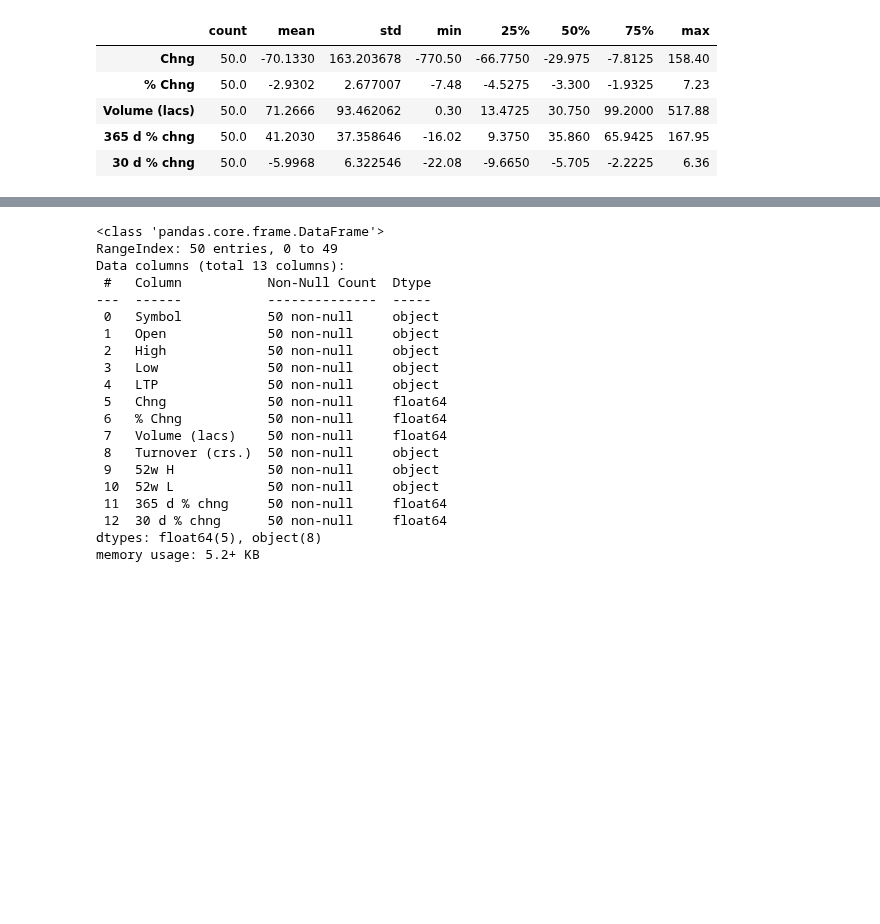
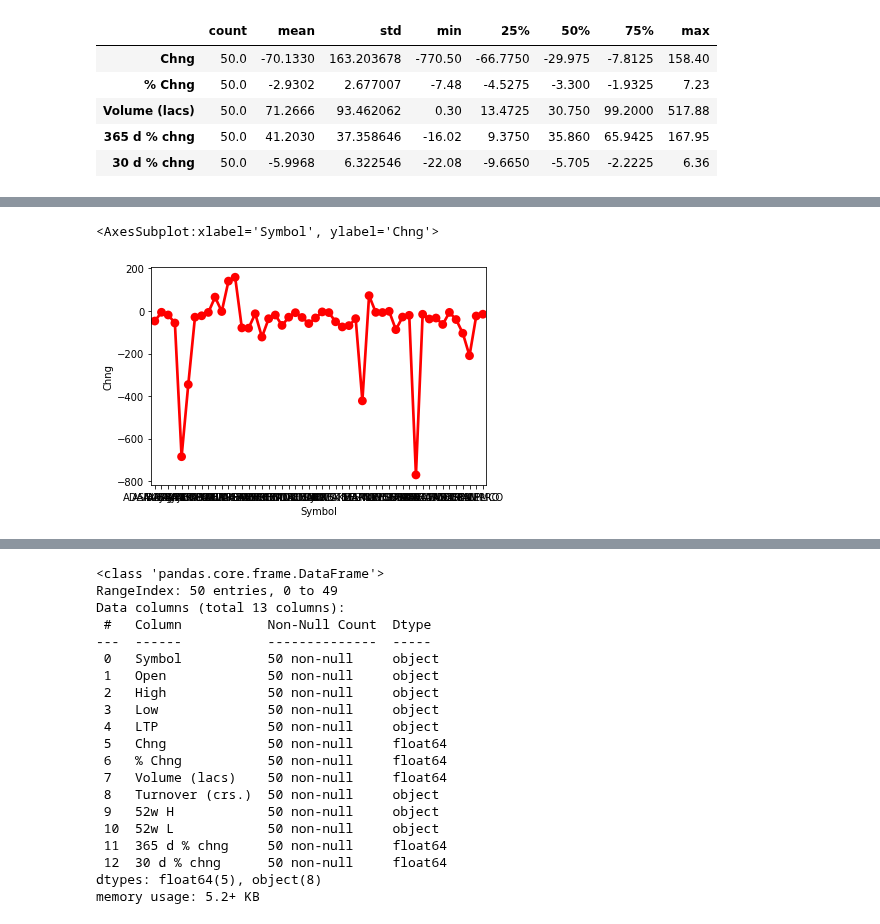
Before and after one commit to chandanabrdwj/100DaysOfML, a Jupyter notebook: nifty-50-stocks.ipynb, the cells around one changed output, grey strips where cells are left out. Drawn from its saved outputs; the diff is of its cells as text; code cells hidden in the pictures; blank space fills up the shorter version.

```diff
--- a/nifty-50-stocks.ipynb
+++ b/nifty-50-stocks.ipynb
@@ -24,0 +34,5 @@ df.describe().T
+# %%
+sns.pointplot(x=df['Symbol'],y=df['Chng'],data=desc,color='red',alpha=0.8)
+# %% [output]
+<AxesSubplot:xlabel='Symbol', ylabel='Chng'>
+[figure, added]
```
Also changed, not shown: parts of 8 cells of this notebook.
